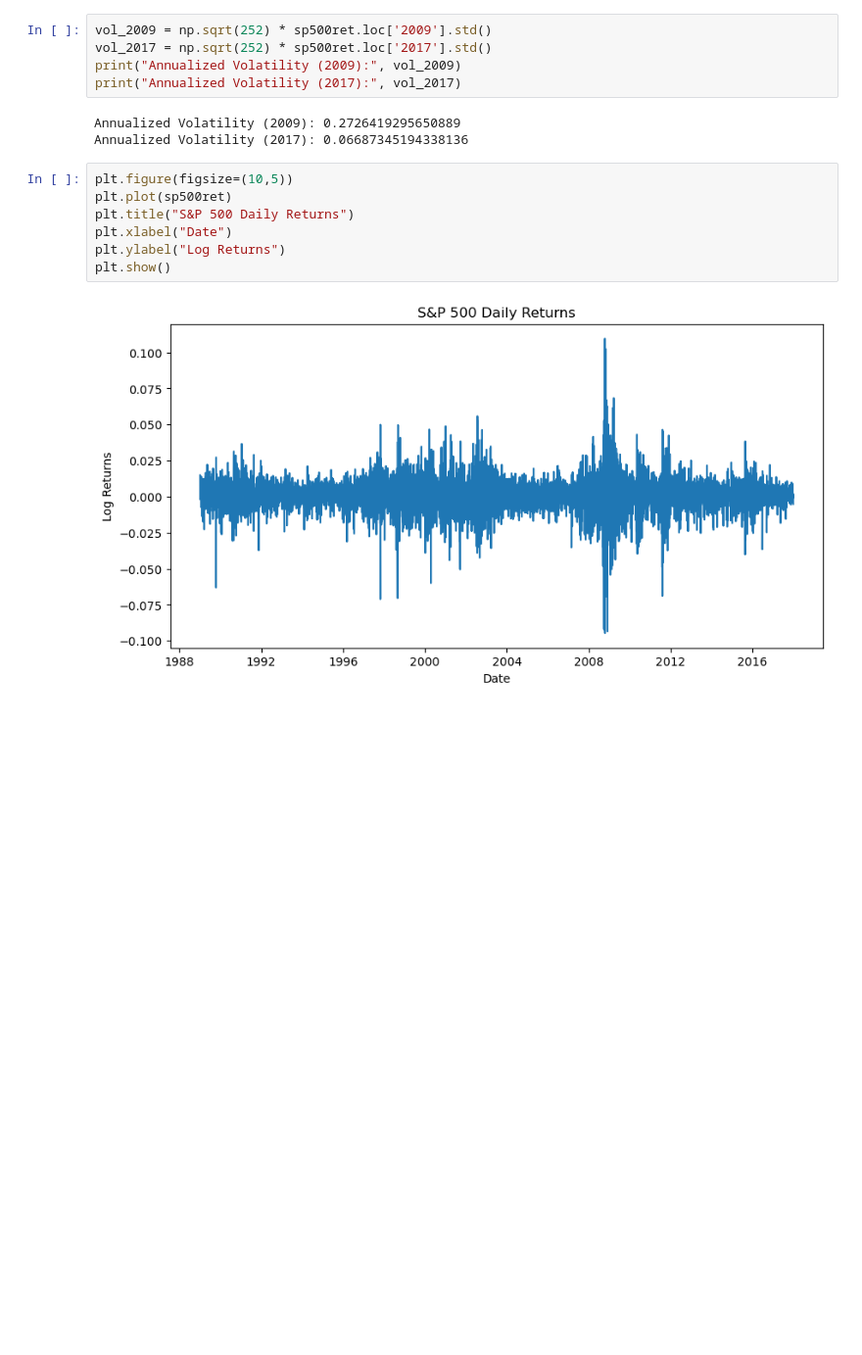
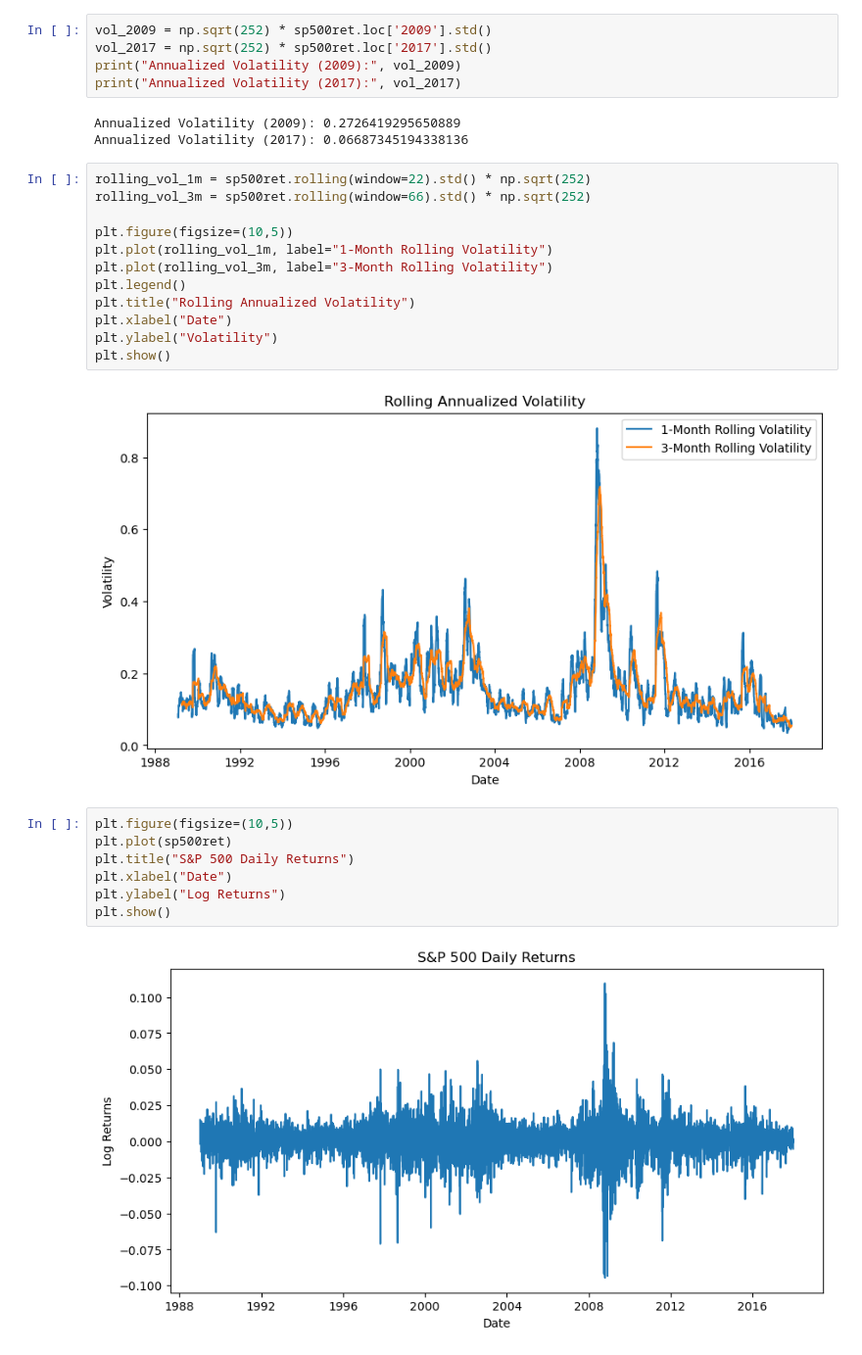
Before and after one commit to Doosheck/metals, a Jupyter notebook: GARCH_S&P500.ipynb, the cells around one changed output. Shown at 98% size. Saved outputs shown, nothing was run; the diff lists cells and outputs as text; blank space fills up the shorter version.

```diff
--- a/GARCH_S&P500.ipynb
+++ b/GARCH_S&P500.ipynb
@@ -36,6 +37,20 @@ print("Annualized Volatility (2017):", vol_2017)
 # %% [output]
 Annualized Volatility (2009): 0.2726419295650889
 Annualized Volatility (2017): 0.06687345194338136
+# %%
+rolling_vol_1m = sp500ret.rolling(window=22).std() * np.sqrt(252)
+rolling_vol_3m = sp500ret.rolling(window=66).std() * np.sqrt(252)
+
+plt.figure(figsize=(10,5))
+plt.plot(rolling_vol_1m, label="1-Month Rolling Volatility")
+plt.plot(rolling_vol_3m, label="3-Month Rolling Volatility")
+plt.legend()
+plt.title("Rolling Annualized Volatility")
+plt.xlabel("Date")
+plt.ylabel("Volatility")
+plt.show()
+# %% [output]
+[figure, added]
 # %%
 plt.figure(figsize=(10,5))
 plt.plot(sp500ret)
```
Also changed, not shown: parts of 5 cells of this notebook.
